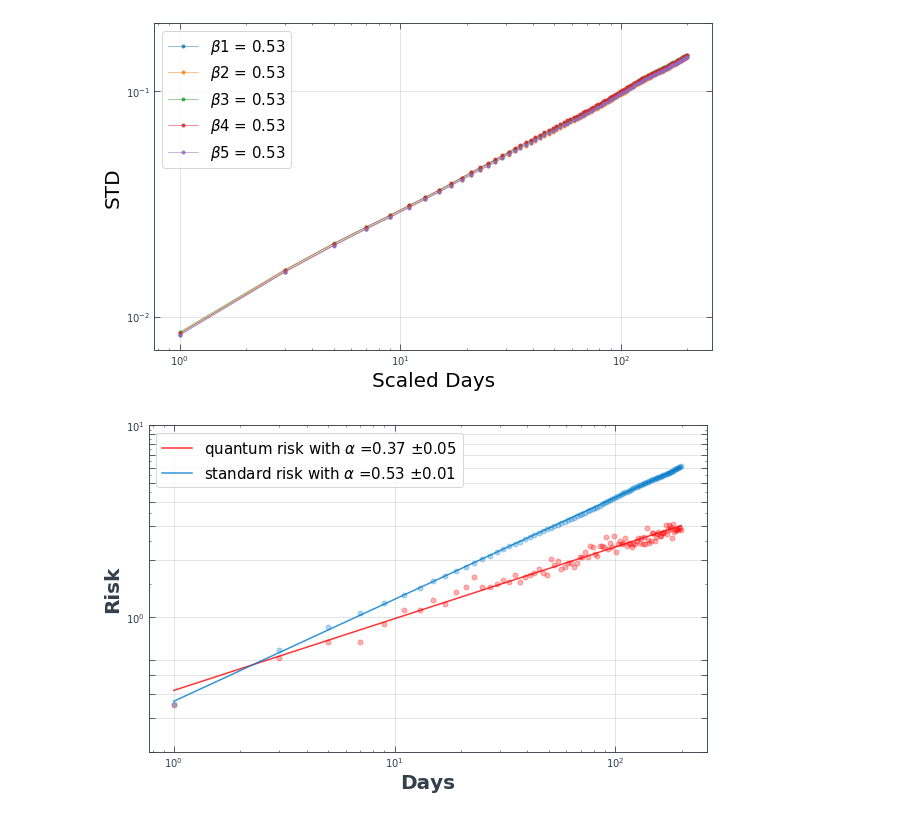
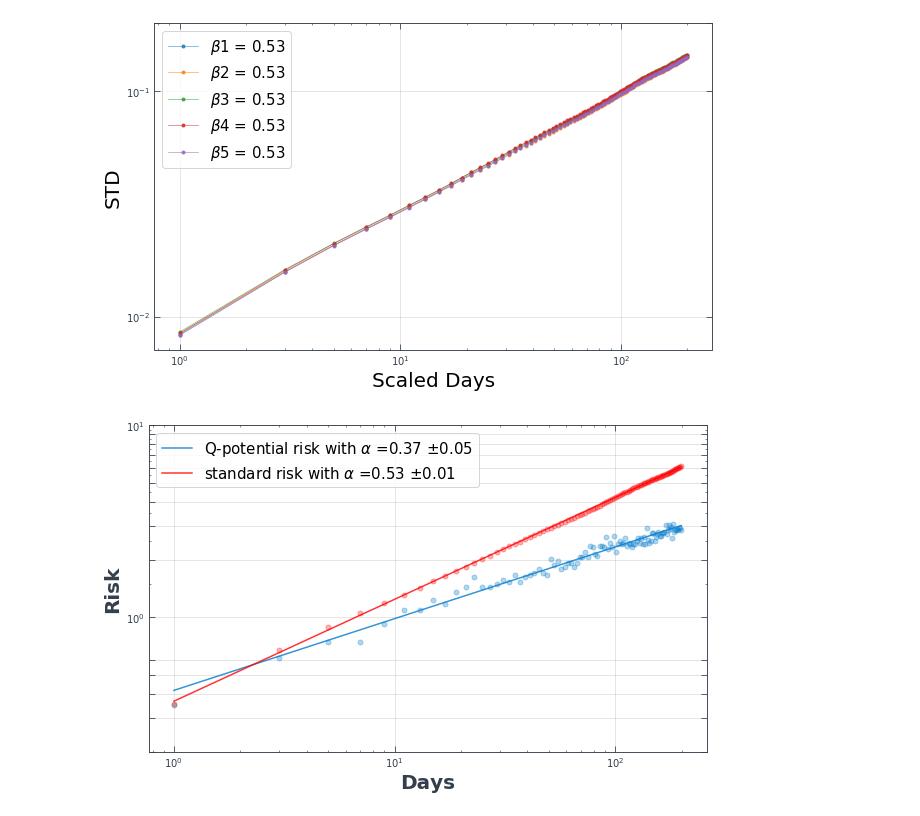
Before and after one commit to hossein4527/University-Projects, a Jupyter notebook: Portfolio_selection/codefile/Jup_fig3.ipynb, the cells around one changed output. Drawn from its saved outputs; the diff is of its cells as text; code cells hidden in the pictures.

```diff
--- a/Portfolio_selection/codefile/Jup_fig3.ipynb
+++ b/Portfolio_selection/codefile/Jup_fig3.ipynb
@@ -204,35 +207,35 @@ for i in range(len(slopes)):
 lower_edge = np.min(line_array,axis=0)
 upper_edge = np.max(line_array,axis=0)
 
 # for i in range(len(slopes)):
 #     fett = np.poly1d([slopes[i] , intercepts[i]])
 #     data_y = total_scaled_portfos[num]
 #     best_fit_y = np.exp(fett(np.log(data_x)))
 #     ax.loglog(data_x,best_fit_y,'k' , alpha=0.2,color='gray')
 
 
 data_y = total_scaled_portfos[num]
 best_fit_y = np.exp(fet(np.log(data_x)))
 
-ax.loglog(data_x,np.array(data_y)/0.228858450570679,'.' ,color = 'red', alpha = 0.3 ,markersize=10)
+ax.loglog(data_x,np.array(data_y)/0.228858450570679,'.' ,color = '#007acc', alpha = 0.3 ,markersize=10)
 
-ax.loglog(data_x,np.array(best_fit_y)/0.228858450570679,color='red' ,alpha =.8 ,label=r'quantum risk with $\alpha$ ' +'=' +str(np.round(fit_tot[num][0][0],2))+r' $\pm  0.05$')
+ax.loglog(data_x,np.array(best_fit_y)/0.228858450570679,color='#007acc' ,alpha =.8 ,label=r'Q-potential risk with $\alpha$ ' +'=' +str(np.round(fit_tot[num][0][0],2))+r' $\pm  0.05$')
 
-ax.loglog(data_x,np.array(data_ys)/0.02320046769338043,'.',color='#007acc' , alpha = 0.3 ,markersize=10 ,linewidth = 0.8)
+ax.loglog(data_x,np.array(data_ys)/0.02320046769338043,'.',color='red' , alpha = 0.3 ,markersize=10 ,linewidth = 0.8)
 
-ax.loglog(data_x,np.array(best_fit_ys)/0.02320046769338043,color = '#007acc', alpha = 0.8, label=r'standard risk with $\alpha$ ' +'='+str(np.round(fit_std_tot[nums][0][0],2))+r' $\pm  0.01$')
+ax.loglog(data_x,np.array(best_fit_ys)/0.02320046769338043,color = 'red', alpha = 0.8, label=r'standard risk with $\alpha$ ' +'='+str(np.round(fit_std_tot[nums][0][0],2))+r' $\pm  0.01$')
 
 
 ax.legend(loc=2 ,fontsize=15)
 ax.tick_params(which='both',axis='both',direction='in',top=True,right=True)
 ax.tick_params(which='major',length=6)
 XminorLocator = MultipleLocator(2)
 YminorLocator = MultipleLocator(0.5)
 ax.yaxis.set_minor_locator(YminorLocator)
 ax.set_yticks([0.2 , 0.3 , 0.4 , 0.5 , 0.6 , 1, 2 , 3 ,4 , 5, 6 , 7, 8, 9, 10 ])
 plt.grid(alpha=0.4);
 ax.set_xlabel('Days' ,fontsize=20, fontweight='black', color = '#333F4B')
 ax.set_ylabel('Risk',  fontsize=20, fontweight='black', color = '#333F4B')
 plt.savefig('fig3_a.png', dpi=300, bbox_inches='tight')
 # %% [output]
-[figure, old version]
+[figure, new version]
```
Also changed, not shown: parts of 2 cells of this notebook, 14 other files.
